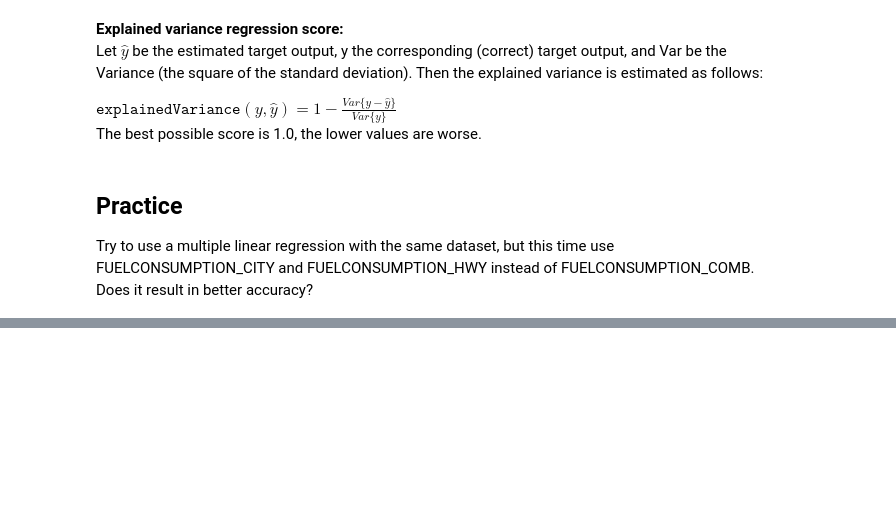
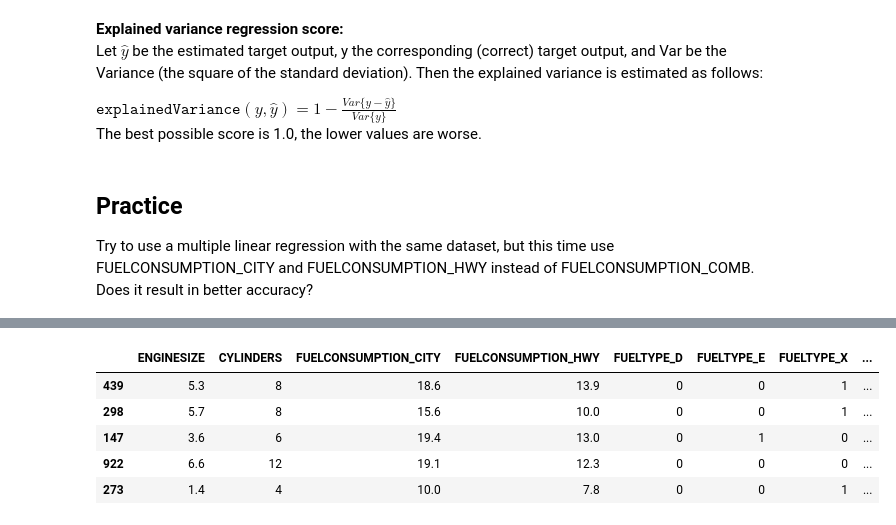
Before and after one commit to MohammadRezaAlikhani/CO2_emission, a Jupyter notebook: ML0101EN-Reg-Mulitple-Linear-Regression-Co2.ipynb, the cells around one changed output, grey strips where cells are left out. Saved outputs shown, nothing was run; the diff lists cells and outputs as text; code cells hidden in the pictures; blank space fills up the shorter version.

```diff
--- a/ML0101EN-Reg-Mulitple-Linear-Regression-Co2.ipynb
+++ b/ML0101EN-Reg-Mulitple-Linear-Regression-Co2.ipynb
@@ -246,0 +280,19 @@ Saeed Aghabozorgi
+# %%
+x_train, x_test, y_train, y_test = train_test_split(
+    x, y, train_size=0.8, shuffle=True, random_state=74
+)
+# %%
+FUELTYPE_df = pd.get_dummies(x_train["FUELTYPE"], prefix="FUELTYPE")
+# %%
+x_train = x_train[["ENGINESIZE","CYLINDERS","FUELCONSUMPTION_CITY","FUELCONSUMPTION_HWY"]]
+# %%
+x_train = pd.concat([x_train,FUELTYPE_df], axis=1)
+# %%
+x_train.head()
+# %% [output]
+|  | ENGINESIZE | CYLINDERS | FUELCONSUMPTION_CITY | FUELCONSUMPTION_HWY | FUELTYPE_D | FUELTYPE_E | FUELTYPE_X | ... |
+| 439 | 5.3 | 8 | 18.6 | 13.9 | 0 | 0 | 1 | ... |
+| 298 | 5.7 | 8 | 15.6 | 10.0 | 0 | 0 | 1 | ... |
+| 147 | 3.6 | 6 | 19.4 | 13.0 | 0 | 1 | 0 | ... |
+| 922 | 6.6 | 12 | 19.1 | 12.3 | 0 | 0 | 0 | ... |
+| 273 | 1.4 | 4 | 10.0 | 7.8 | 0 | 0 | 1 | ... |
```
Also changed, not shown: parts of 39 cells of this notebook.
